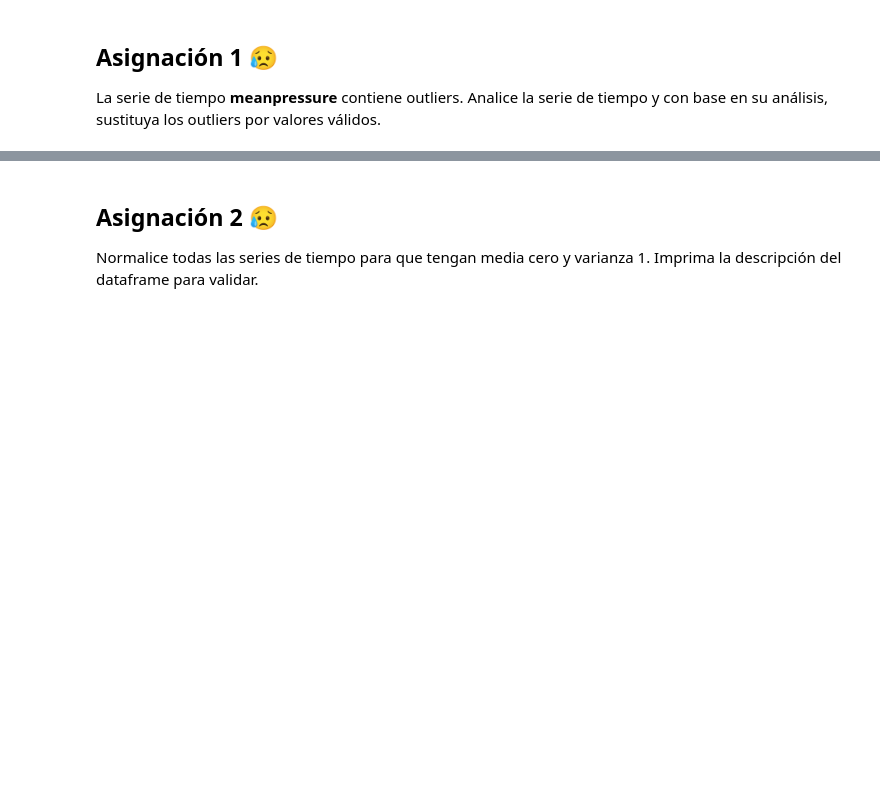
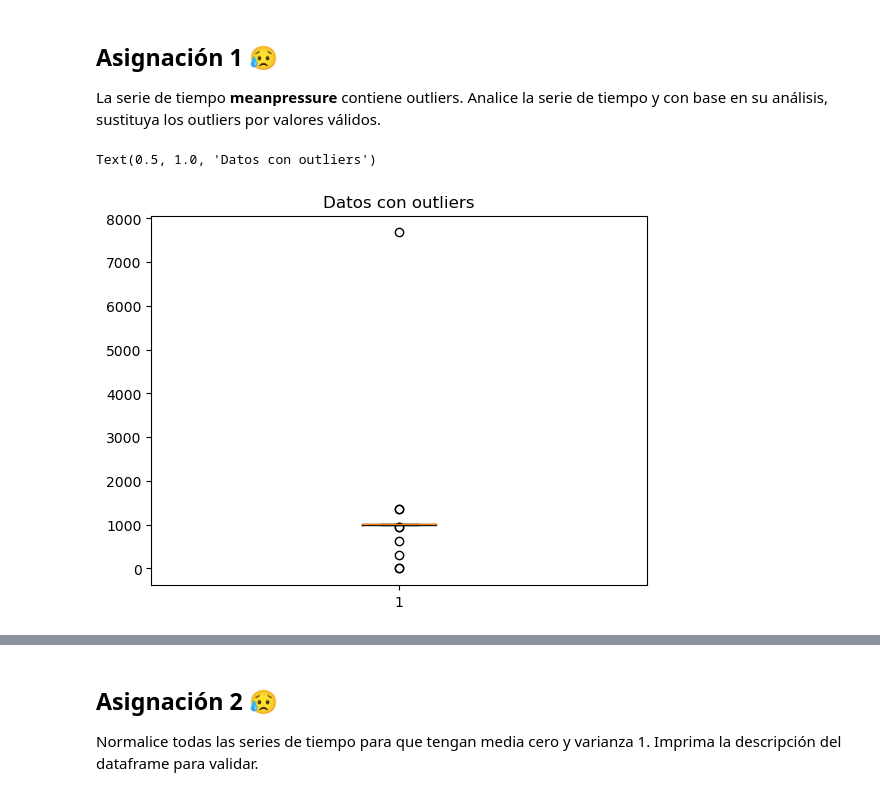
Before and after one commit to svroo/Time_series, a Jupyter notebook: Practica 3/3 - Preprocesamiento de Series de Tiempo.ipynb, the cells around one changed output, grey strips where cells are left out. Cells and saved outputs as stored; diff of their text form; code cells hidden in the pictures; blank space fills up the shorter version.

```diff
--- a/Practica 3/3 - Preprocesamiento de Series de Tiempo.ipynb
+++ b/Practica 3/3 - Preprocesamiento de Series de Tiempo.ipynb
@@ -41,3 +41,11 @@ df.head(3)
 ## Asignación 1 &#x1F625;
 
 La serie de tiempo __meanpressure__ contiene outliers. Analice la serie de tiempo y con base en su análisis, sustituya los outliers por valores válidos.
+# %%
+fig, ax = plt.subplots(nrows = 1)
+ax.boxplot(df.meanpressure)
+# ax.set_ylim(980,1150)
+ax.set_title('Datos con outliers')
+# %% [output]
+Text(0.5, 1.0, 'Datos con outliers')
+[figure, added]
```
Also changed, not shown: parts of 9 cells of this notebook, 9 other files.
